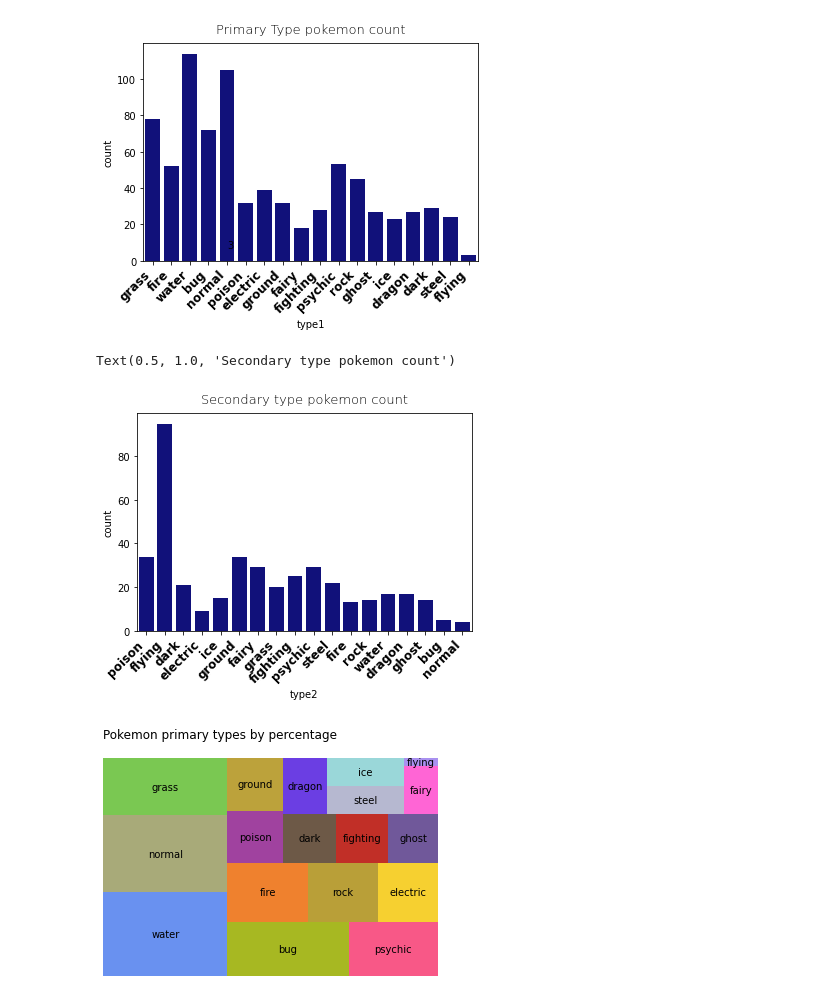
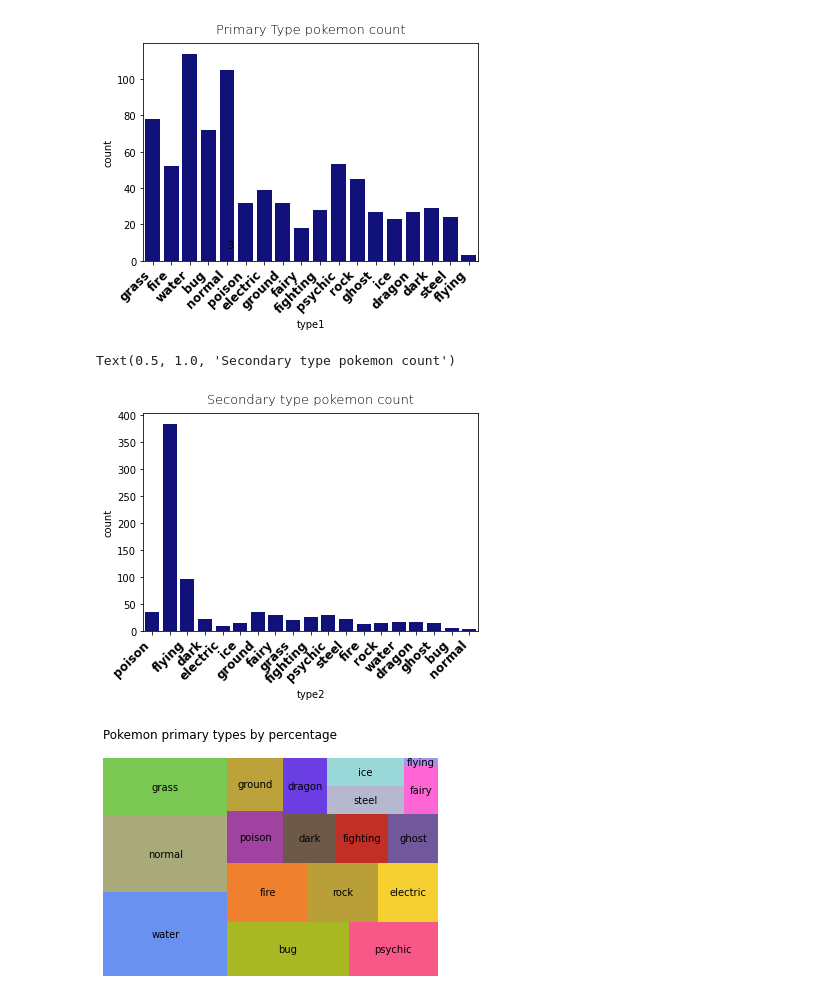
Before and after one commit to zacker232423/Pokemon-Project, a Jupyter notebook: pokemon.ipynb, the cells around one changed output. Drawn from its saved outputs; the diff is of its cells as text; code cells hidden in the pictures.

```diff
--- a/pokemon.ipynb
+++ b/pokemon.ipynb
@@ -22,0 +25,2 @@ pokemon_df.head (10)
+# %%
+modifiedpokemon=pokemon_df.fillna('')
@@ -24,5 +48,5 @@ pokemon_df.head (10)
 Finding out what the weakest and strongest pokemon are.
 # %%
 cols = ['against_bug', 'against_dark', 'against_dragon','against_electric', 'against_fairy', 'against_fight', 'against_fire','against_flying', 'against_ghost', 'against_grass', 'against_ground','against_ice', 'against_normal', 'against_poison', 'against_psychic','against_rock', 'against_steel', 'against_water', 'attack','sp_attack']
-pokemon_df['Total Strength'] = pokemon_df[cols].sum(axis=1)
+modifiedpokemon['Total Strength'] = modifiedpokemon[cols].sum(axis=1)
 # %%
@@ -135,19 +140,19 @@ for index, value in enumerate(pokemon_df.type1.value_counts().sort_index()):
 # %% [output]
 [figure]
 # %%
-type2 = [f'type (t)' for t in pokemon_df.type2.unique()]
-ax = sns.countplot(x=pokemon_df.type2 , color='darkblue')
+type2 = [f'type (t)' for t in modifiedpokemon.type2.unique()]
+ax = sns.countplot(x=modifiedpokemon.type2 , color='darkblue')
 
 plt.xticks(
      rotation=45,
     horizontalalignment='right',
     fontweight='heavy',
     fontsize='large'
 )
 ax.set_title('Secondary type pokemon count', loc='center', pad=10, weight= 15 , fontsize=13  )
 # %% [output]
 Text(0.5, 1.0, 'Secondary type pokemon count')
-[figure, old version]
+[figure, new version]
 # %%
 type1_value_counts = pokemon_df['type1'].value_counts()
 # %%
```
Also changed, not shown: parts of 9 cells of this notebook, 2 other files.
